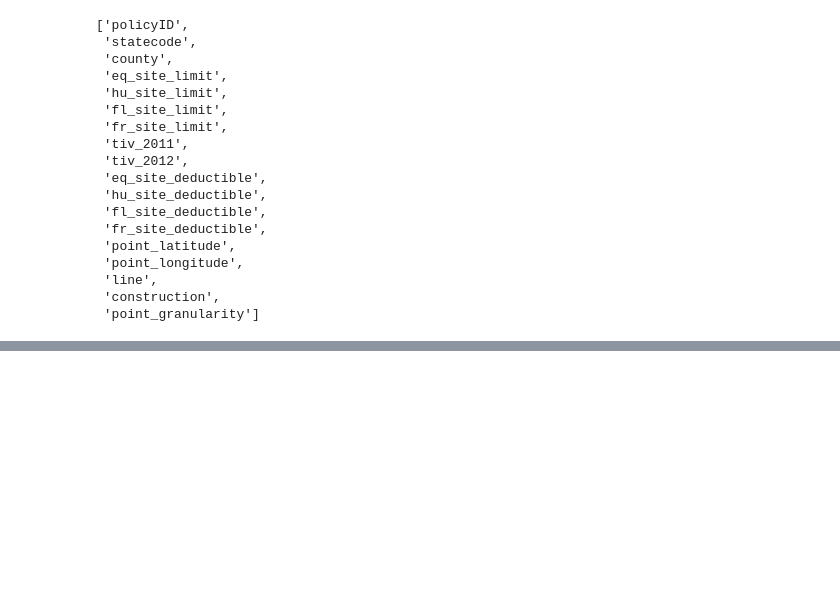
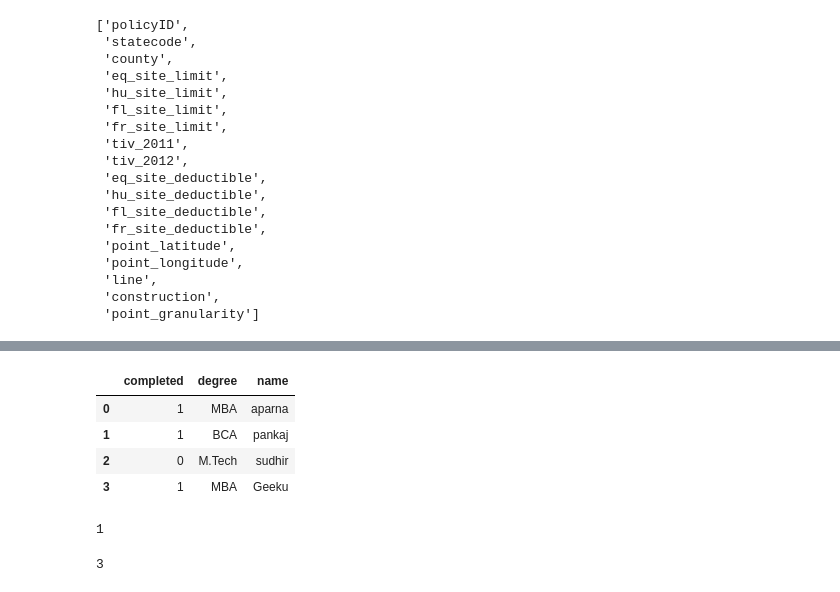
Before and after one commit to anshuman19/Data-analysis, a Jupyter notebook: List comprehension, Lambda Expression and data from csv file.ipynb, the cells around one changed output, grey strips where cells are left out. Drawn from its saved outputs; the diff is of its cells as text; code cells hidden in the pictures; blank space fills up the shorter version.

```diff
--- a/List comprehension, Lambda Expression and data from csv file.ipynb
+++ b/List comprehension, Lambda Expression and data from csv file.ipynb
@@ -92,0 +111,18 @@ list(df.columns.values)
+# %%
+df1=df1*1
+# %%
+df1
+# %% [output]
+|  | completed | degree | name |
+| 0 | 1 | MBA | aparna |
+| 1 | 1 | BCA | pankaj |
+| 2 | 0 | M.Tech | sudhir |
+| 3 | 1 | MBA | Geeku |
+# %%
+df1['completed'].value_counts()[0]
+# %% [output]
+1
+# %%
+df1['completed'].value_counts()[1]
+# %% [output]
+3
```
Also changed, not shown: parts of 4 cells of this notebook.
